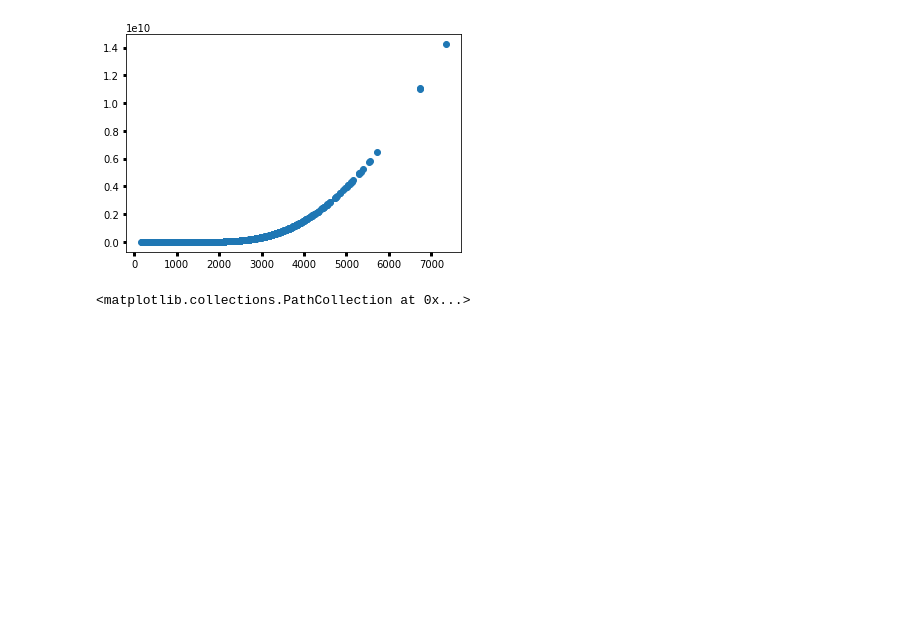
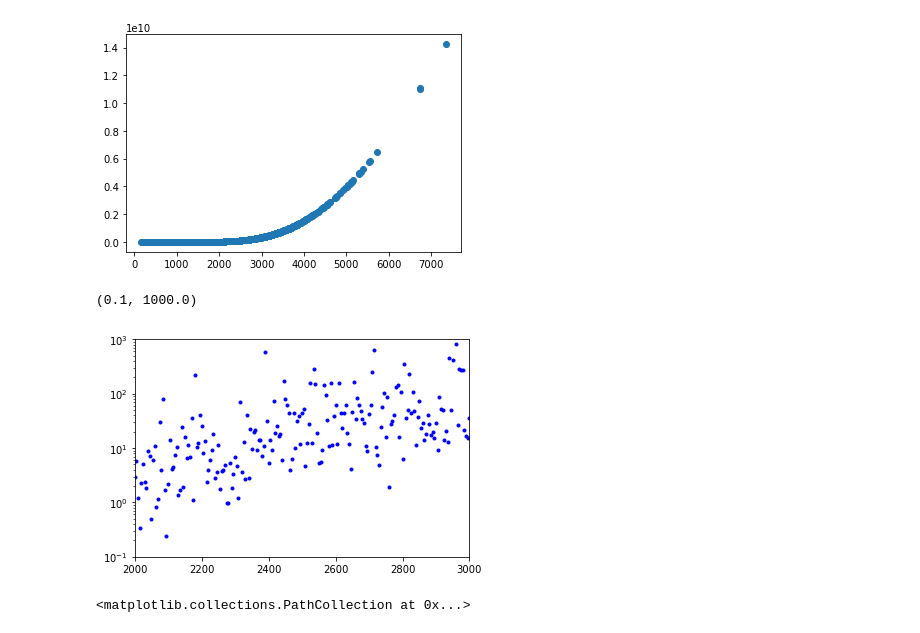
Before and after one commit to BoiseStatePlanetary/Searching-for-Variability-in-Eclipses-in-the-Kepler-Dataset, a Jupyter notebook: eclipse_estimates/eclipse_estimates.ipynb, the cells around one changed output. Saved outputs shown, nothing was run; the diff lists cells and outputs as text; code cells hidden in the pictures; blank space fills up the shorter version.

Commit message:
Figures for LPSC

```diff
--- a/eclipse_estimates/eclipse_estimates.ipynb
+++ b/eclipse_estimates/eclipse_estimates.ipynb
@@ -89,6 +89,24 @@ plt.scatter(Tp, planetary_bolo)
 # %% [output]
 <matplotlib.collections.PathCollection at 0x...>
 [figure]
+# %%
+# 2019 Mar 17 - For LPSC talk
+Rprs = np.sort(Barclay_data['Rprs'])
+emitted_eclipses = planetary_bolo/stellar_bolo*Rprs**2
+
+Tp_arrs = np.linspace(2000, 3000, 201)
+
+srt = np.argsort(Tp)
+eclipse_arrs = np.interp(Tp_arrs, Tp[srt], emitted_eclipses[srt])
+
+# plt.semilogy(Tp, emitted_eclipses*1e6, 'b.')
+srt = np.argsort(Tp_arrs)
+plt.semilogy(Tp_arrs[srt], eclipse_arrs[srt]*1e6, 'b.')
+plt.xlim([2000, 3000])
+plt.ylim([1e-1, 1e3])
+# %% [output]
+(0.1, 1000.0)
+[figure, added]
 # %%
 emitted_eclipses = planetary_bolo/stellar_bolo*Barclay_data['Rprs']**2
 emitted_eclipses_SNR = emitted_eclipses/Barclay_data['Rprs']**2*Barclay_data['SNR']
```
Also changed, not shown: parts of 2 cells of this notebook, 1 other file.
